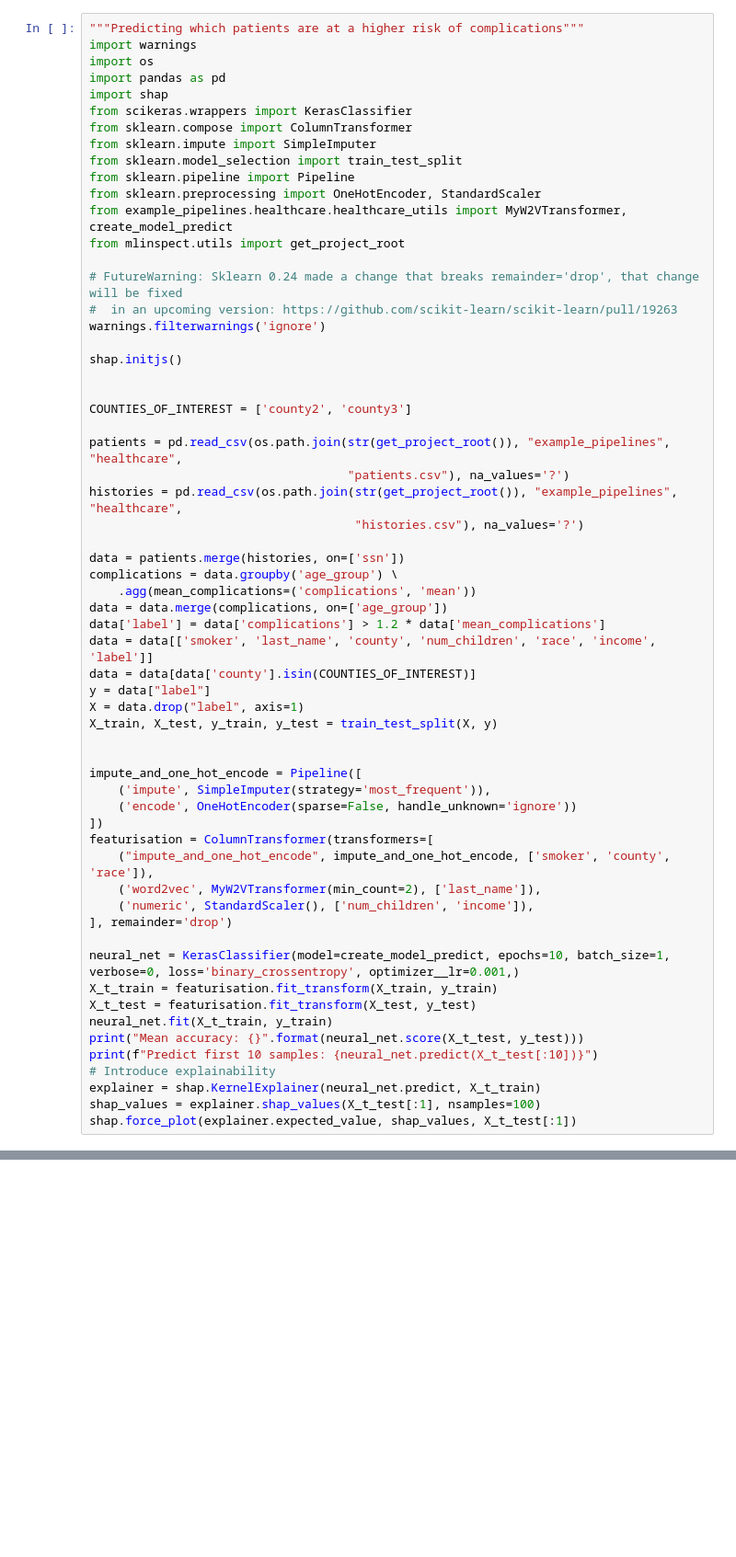
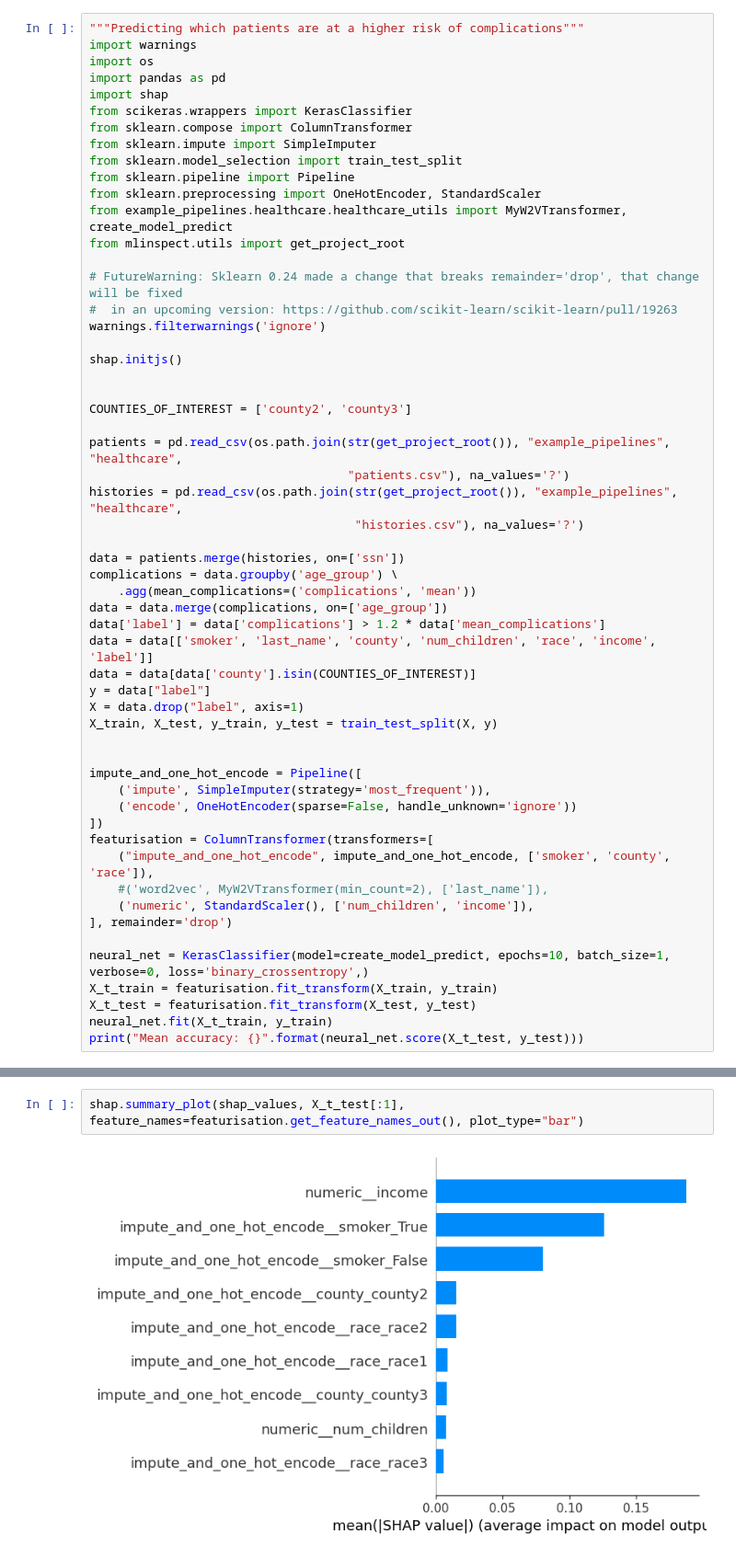
Before and after one commit to PiStefania/mlinspect, a Jupyter notebook: features/explainability/test_example_pipeline.ipynb, the cells around one changed output, grey strips where cells are left out. Shown at 92% size. Saved outputs shown, nothing was run; the diff lists cells and outputs as text; blank space fills up the shorter version.

Commit message:
add feature names after columntransformer and plot more

```diff
--- a/features/explainability/test_example_pipeline.ipynb
+++ b/features/explainability/test_example_pipeline.ipynb
@@ -45,18 +45,13 @@ impute_and_one_hot_encode = Pipeline([
 ])
 featurisation = ColumnTransformer(transformers=[
     ("impute_and_one_hot_encode", impute_and_one_hot_encode, ['smoker', 'county', 'race']),
-    ('word2vec', MyW2VTransformer(min_count=2), ['last_name']),
+    #('word2vec', MyW2VTransformer(min_count=2), ['last_name']),
     ('numeric', StandardScaler(), ['num_children', 'income']),
 ], remainder='drop')
 
-neural_net = KerasClassifier(model=create_model_predict, epochs=10, batch_size=1, verbose=0, loss='binary_crossentropy', optimizer__lr=0.001,)
+neural_net = KerasClassifier(model=create_model_predict, epochs=10, batch_size=1, verbose=0, loss='binary_crossentropy',)
 X_t_train = featurisation.fit_transform(X_train, y_train)
 X_t_test = featurisation.fit_transform(X_test, y_test)
 neural_net.fit(X_t_train, y_train)
 print("Mean accuracy: {}".format(neural_net.score(X_t_test, y_test)))
-print(f"Predict first 10 samples: {neural_net.predict(X_t_test[:10])}")
-# Introduce explainability
-explainer = shap.KernelExplainer(neural_net.predict, X_t_train)
-shap_values = explainer.shap_values(X_t_test[:1], nsamples=100)
-shap.force_plot(explainer.expected_value, shap_values, X_t_test[:1])
 # %% [output]
@@ -68,0 +83,4 @@ Predict first 10 samples: [False  True False False  True False  True False False
+# %%
+shap.summary_plot(shap_values, X_t_test[:1], feature_names=featurisation.get_feature_names_out(), plot_type="bar")
+# %% [output]
+[figure, added]
```
Also changed, not shown: parts of 4 cells of this notebook, 2 other files.
